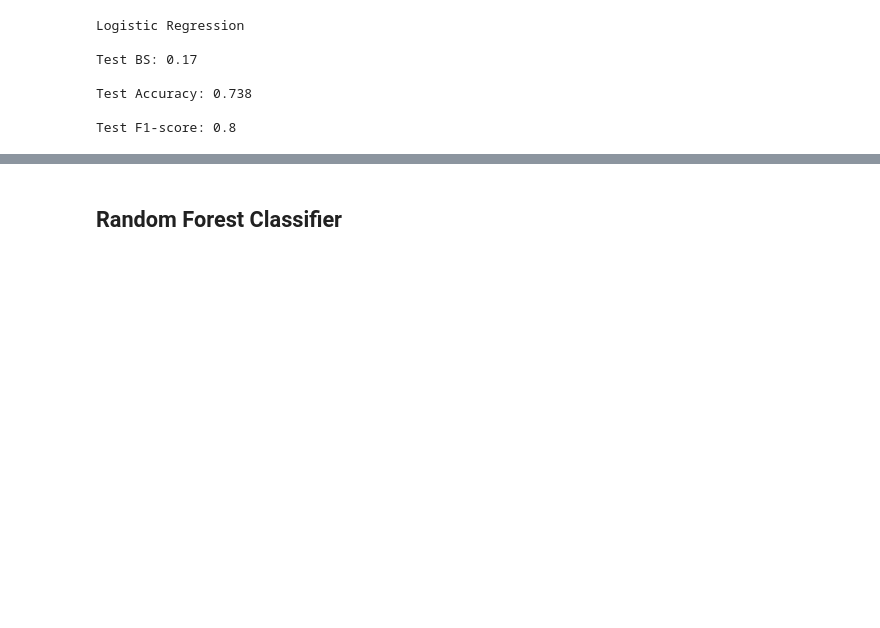
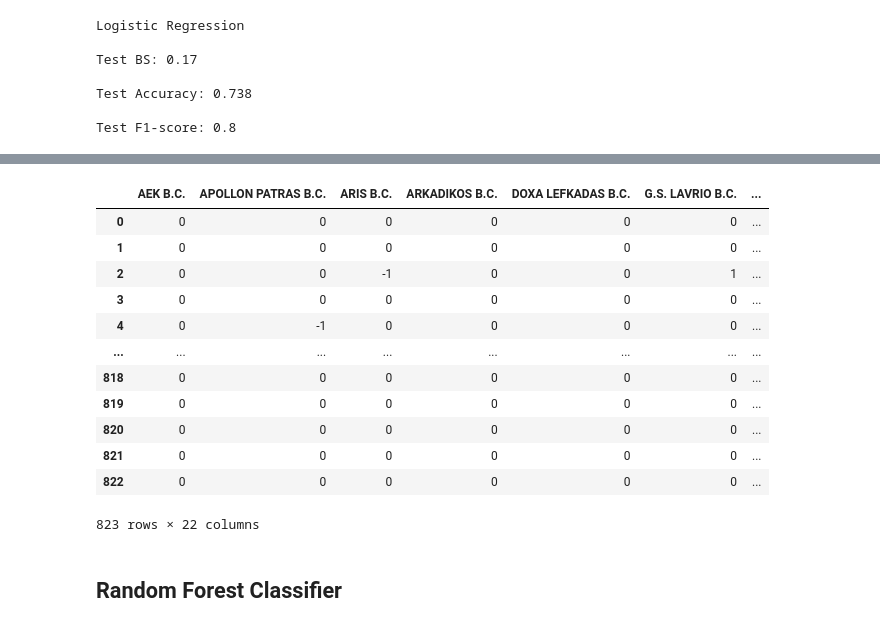
Before and after one commit to kaylanhua/stat195-final, a Jupyter notebook: paper_reproduction_with_scraping_data/baseline/Baseline_Vanilla_Model.ipynb, the cells around one changed output, grey strips where cells are left out. Drawn from its saved outputs; the diff is of its cells as text; code cells hidden in the pictures; blank space fills up the shorter version.

```diff
--- a/paper_reproduction_with_scraping_data/baseline/Baseline_Vanilla_Model.ipynb
+++ b/paper_reproduction_with_scraping_data/baseline/Baseline_Vanilla_Model.ipynb
@@ -129,3 +121,19 @@ array([0.78464279])
+# %%
+x_train_greece
+# %% [output]
+|  | AEK B.C. | APOLLON PATRAS B.C. | ARIS B.C. | ARKADIKOS B.C. | DOXA LEFKADAS B.C. | G.S. LAVRIO B.C. | ... |
+| 0 | 0 | 0 | 0 | 0 | 0 | 0 | ... |
+| 1 | 0 | 0 | 0 | 0 | 0 | 0 | ... |
+| 2 | 0 | 0 | -1 | 0 | 0 | 1 | ... |
+| 3 | 0 | 0 | 0 | 0 | 0 | 0 | ... |
+| 4 | 0 | -1 | 0 | 0 | 0 | 0 | ... |
+| ... | ... | ... | ... | ... | ... | ... | ... |
+| 818 | 0 | 0 | 0 | 0 | 0 | 0 | ... |
+| 819 | 0 | 0 | 0 | 0 | 0 | 0 | ... |
+| 820 | 0 | 0 | 0 | 0 | 0 | 0 | ... |
+| 821 | 0 | 0 | 0 | 0 | 0 | 0 | ... |
+| 822 | 0 | 0 | 0 | 0 | 0 | 0 | ... |
+823 rows × 22 columns
 # %% [markdown]
 ## Random Forest Classifier
 # %%
```
Also changed, not shown: parts of 14 cells of this notebook, 4 other files.
